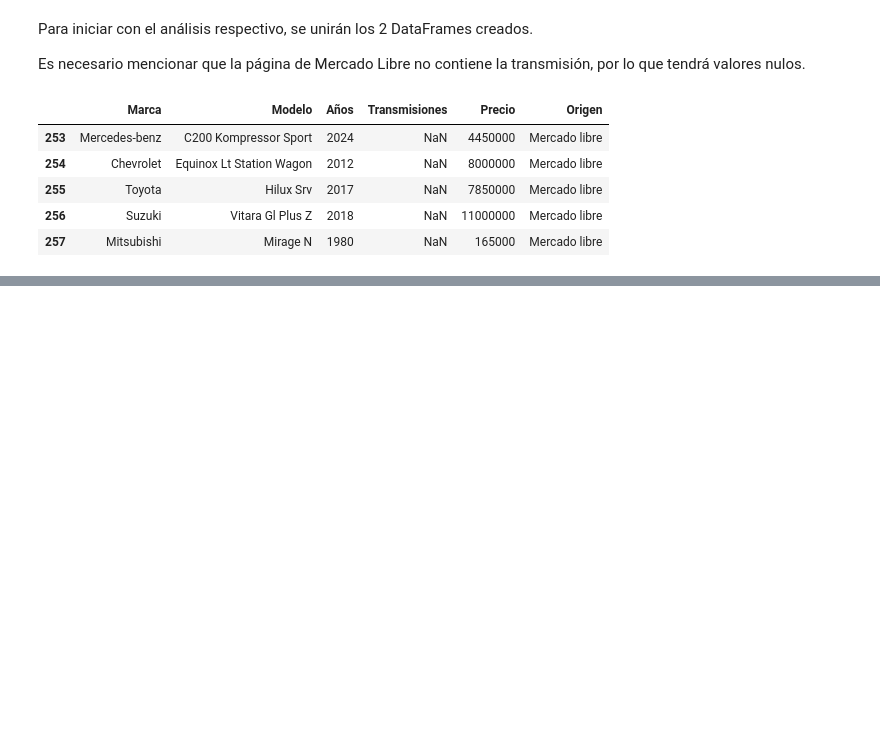
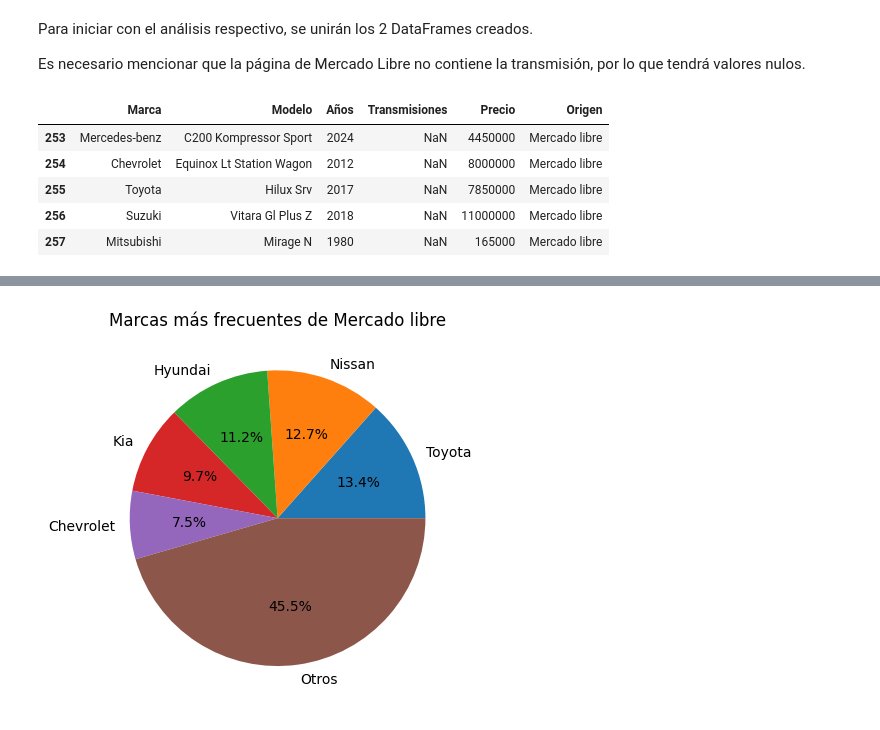
Before and after one commit to Santifer0803/Proyecto_individual_herramientas_II, a Jupyter notebook: cod/Proyecto_individual.ipynb, the cells around one changed output, grey strips where cells are left out. Saved outputs shown, nothing was run; the diff lists cells and outputs as text; code cells hidden in the pictures; blank space fills up the shorter version.

```diff
--- a/cod/Proyecto_individual.ipynb
+++ b/cod/Proyecto_individual.ipynb
@@ -667,0 +739,24 @@ df_final.tail()
+# %%
+# Se creará un gráfico de pastel por cada categoría para ver las principales marcas
+df_origen = df_final[df_final['Origen'] == 'Mercado libre']
+
+# Contamos la cantidad de cada una de las marcas
+conteo_marcas = df_origen['Marca'].value_counts()
+
+# Nos quedadmos con las 5 marcas más frecuentes
+marcas_principales = conteo_marcas.head(5)
+otras_marcas = conteo_marcas.iloc[5:]
+otras_marcas = otras_marcas.sum()
+
+# Se combinan las marcas principales y el grupo de Otros
+marcas_principales['Otros'] = otras_marcas
+
+# Gráfico
+plt.figure()
+plt.pie(marcas_principales, labels = marcas_principales.index, autopct = '%1.1f%%')
+plt.title('Marcas más frecuentes de Mercado libre')
+
+# Mostrar el gráfico
+plt.show()
+# %% [output]
+[figure, added]
```
Also changed, not shown: parts of 9 cells of this notebook, 1 other file.
